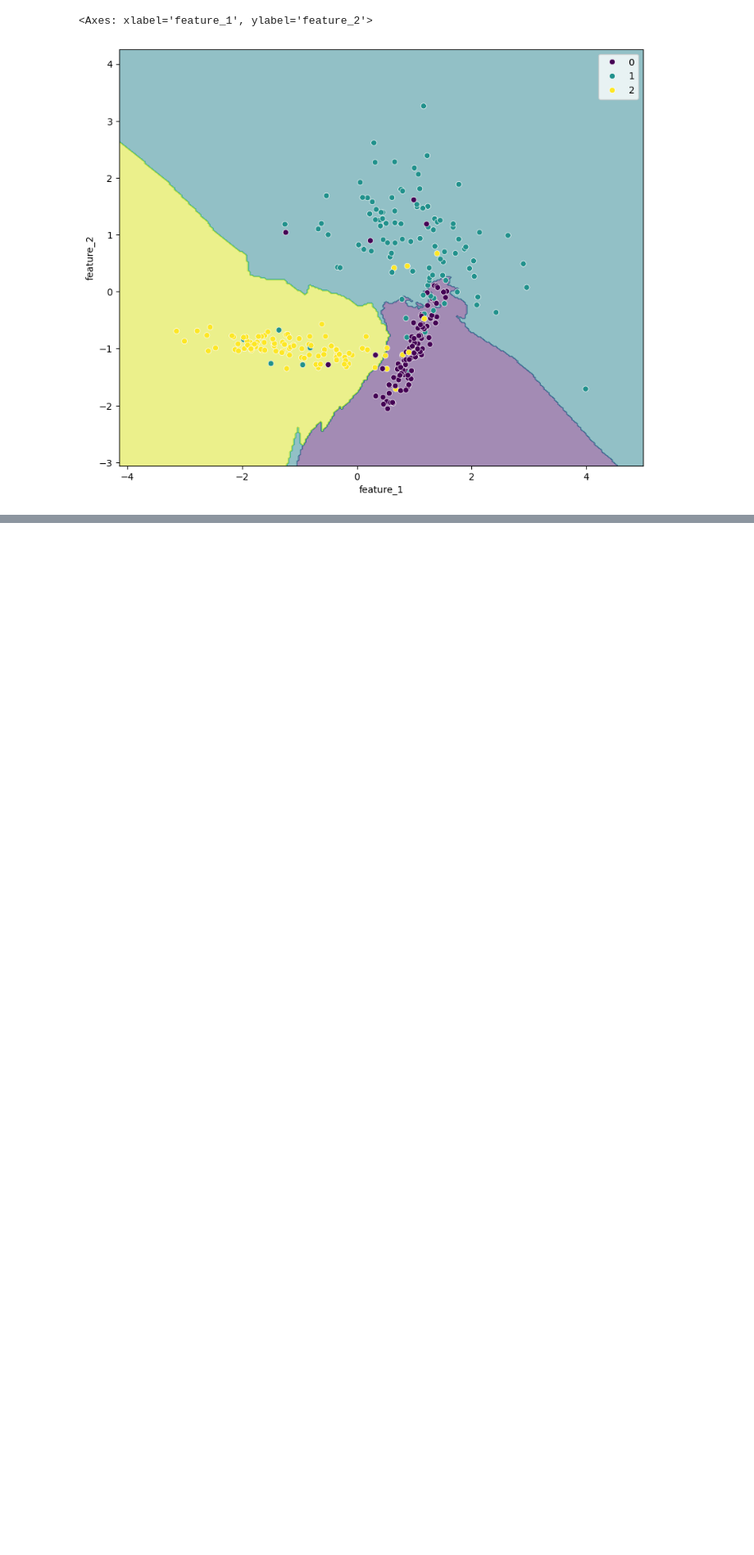
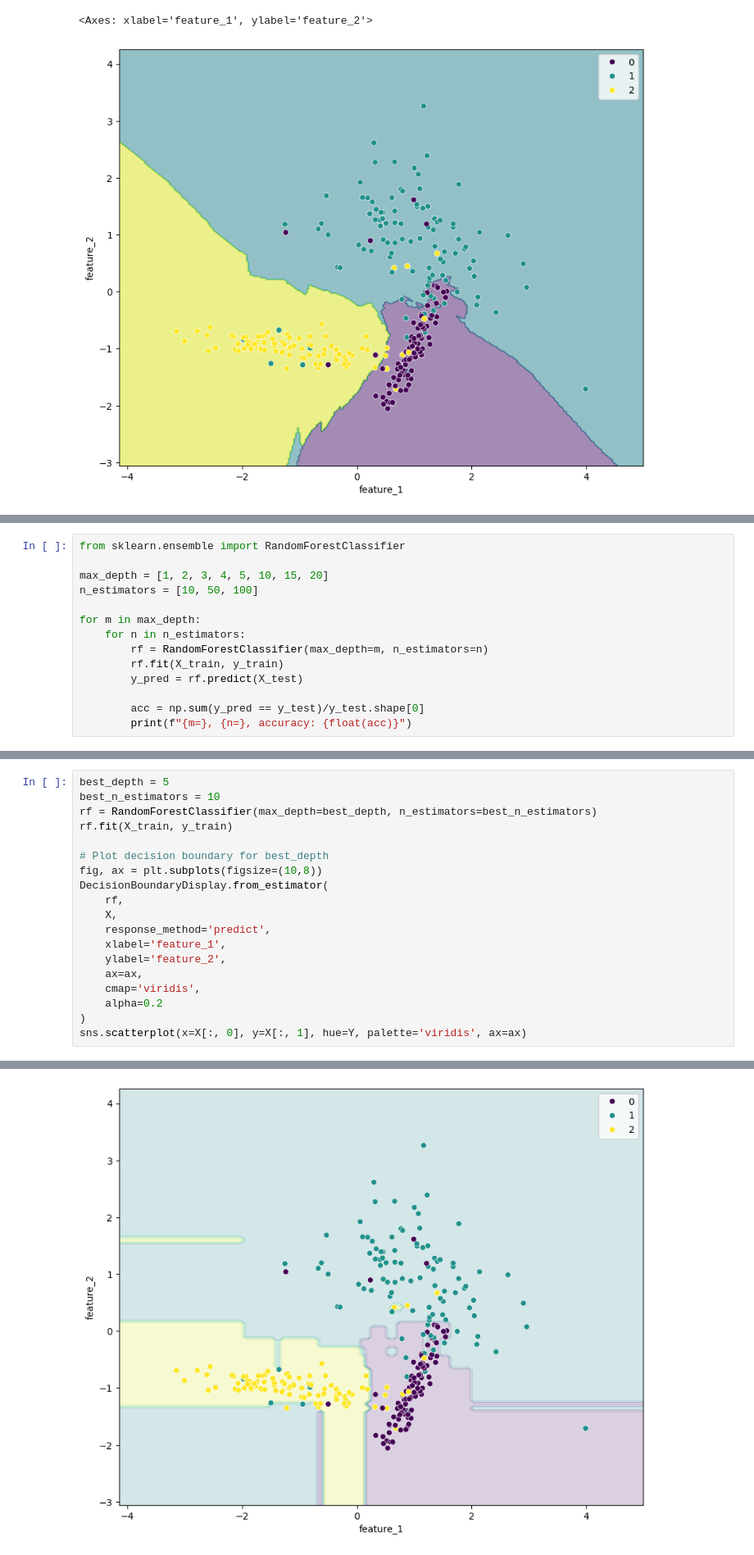
Before and after one commit to Zuyd-ADSAI/ZM001-2425-data-science, a Jupyter notebook: notebooks/ds_week7_supervised_learning.ipynb, the cells around one changed output, grey strips where cells are left out. Shown at 82% size. Drawn from its saved outputs; the diff is of its cells as text; blank space fills up the shorter version.

```diff
--- a/notebooks/ds_week7_supervised_learning.ipynb
+++ b/notebooks/ds_week7_supervised_learning.ipynb
@@ -476,3 +476,17 @@ plot_tree(dt, fontsize=8, feature_names=['feature_1', 'feature_2'])
  Text(0.9142857142857143, 0.08333333333333333, 'gini = 0.136\nsamples = 41\nvalue = [3, 38, 0]'),
  Text(0.9714285714285714, 0.08333333333333333, 'gini = 0.0\nsamples = 20\nvalue = [0, 20, 0]')]
 [figure]
+# %%
+from sklearn.ensemble import RandomForestClassifier
+
+max_depth = [1, 2, 3, 4, 5, 10, 15, 20]
+n_estimators = [10, 50, 100]
+
+for m in max_depth:
+    for n in n_estimators:
+        rf = RandomForestClassifier(max_depth=m, n_estimators=n)
+        rf.fit(X_train, y_train)
+        y_pred = rf.predict(X_test)
+
+        acc = np.sum(y_pred == y_test)/y_test.shape[0]
+        print(f"{m=}, {n=}, accuracy: {float(acc)}")
@@ -478,0 +511,20 @@ plot_tree(dt, fontsize=8, feature_names=['feature_1', 'feature_2'])
+# %%
+best_depth = 5
+best_n_estimators = 10
+rf = RandomForestClassifier(max_depth=best_depth, n_estimators=best_n_estimators)
+rf.fit(X_train, y_train)
+
+# Plot decision boundary for best_depth
+fig, ax = plt.subplots(figsize=(10,8))
+DecisionBoundaryDisplay.from_estimator(
+    rf,
+    X,
+    response_method='predict',
+    xlabel='feature_1',
+    ylabel='feature_2',
+    ax=ax,
+    cmap='viridis',
+    alpha=0.2
+)
+sns.scatterplot(x=X[:, 0], y=X[:, 1], hue=Y, palette='viridis', ax=ax)
+# %% [output]
@@ -478,0 +532 @@ plot_tree(dt, fontsize=8, feature_names=['feature_1', 'feature_2'])
+[figure, added]
```
Also changed, not shown: parts of 10 cells of this notebook.
